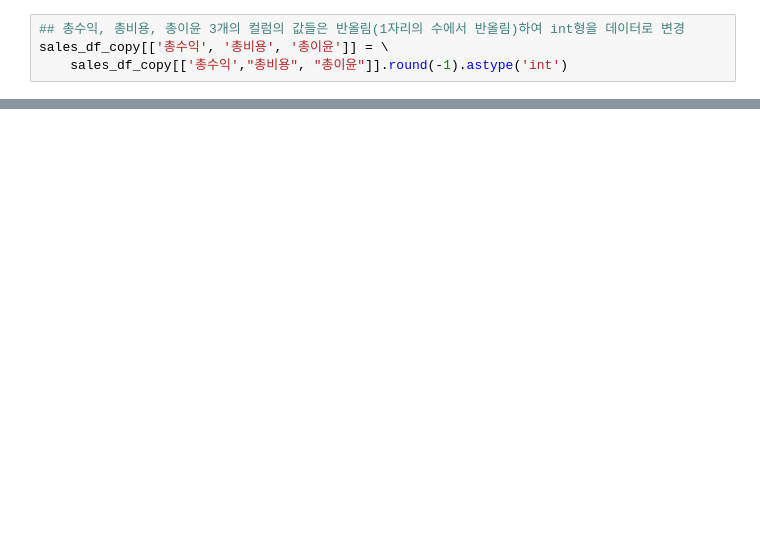
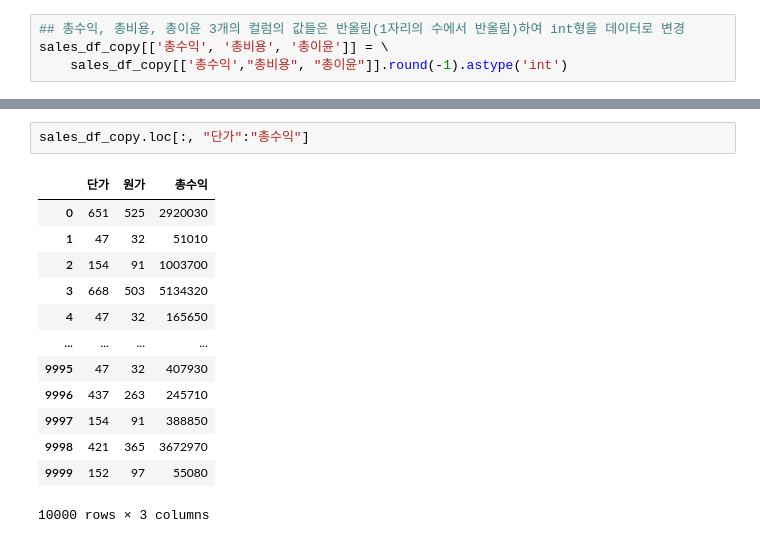
Before and after one commit to bsmoon-86/ubion-5, a Jupyter notebook: 220831/pandas.ipynb, the cells around one changed output, grey strips where cells are left out. Saved outputs shown, nothing was run; the diff lists cells and outputs as text; blank space fills up the shorter version.

```diff
--- a/220831/pandas.ipynb
+++ b/220831/pandas.ipynb
@@ -208,0 +221,16 @@ sales_df_copy.head()
+# %%
+sales_df_copy.loc[:, "단가":"총수익"]
+# %% [output]
+|  | 단가 | 원가 | 총수익 |
+| 0 | 651 | 525 | 2920030 |
+| 1 | 47 | 32 | 51010 |
+| 2 | 154 | 91 | 1003700 |
+| 3 | 668 | 503 | 5134320 |
+| 4 | 47 | 32 | 165650 |
+| ... | ... | ... | ... |
+| 9995 | 47 | 32 | 407930 |
+| 9996 | 437 | 263 | 245710 |
+| 9997 | 154 | 91 | 388850 |
+| 9998 | 421 | 365 | 3672970 |
+| 9999 | 152 | 97 | 55080 |
+10000 rows × 3 columns
```
Also changed, not shown: parts of 37 cells of this notebook.
